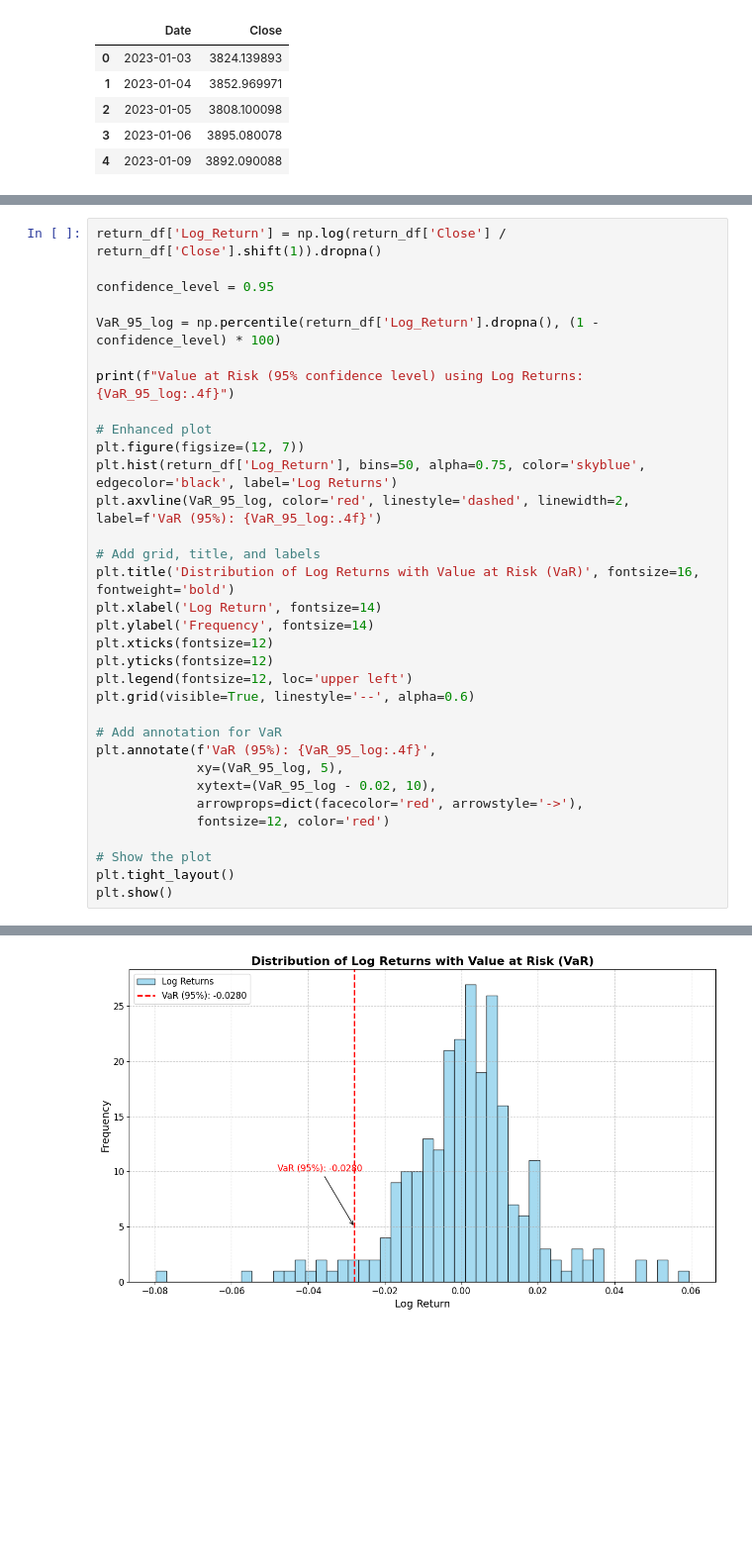
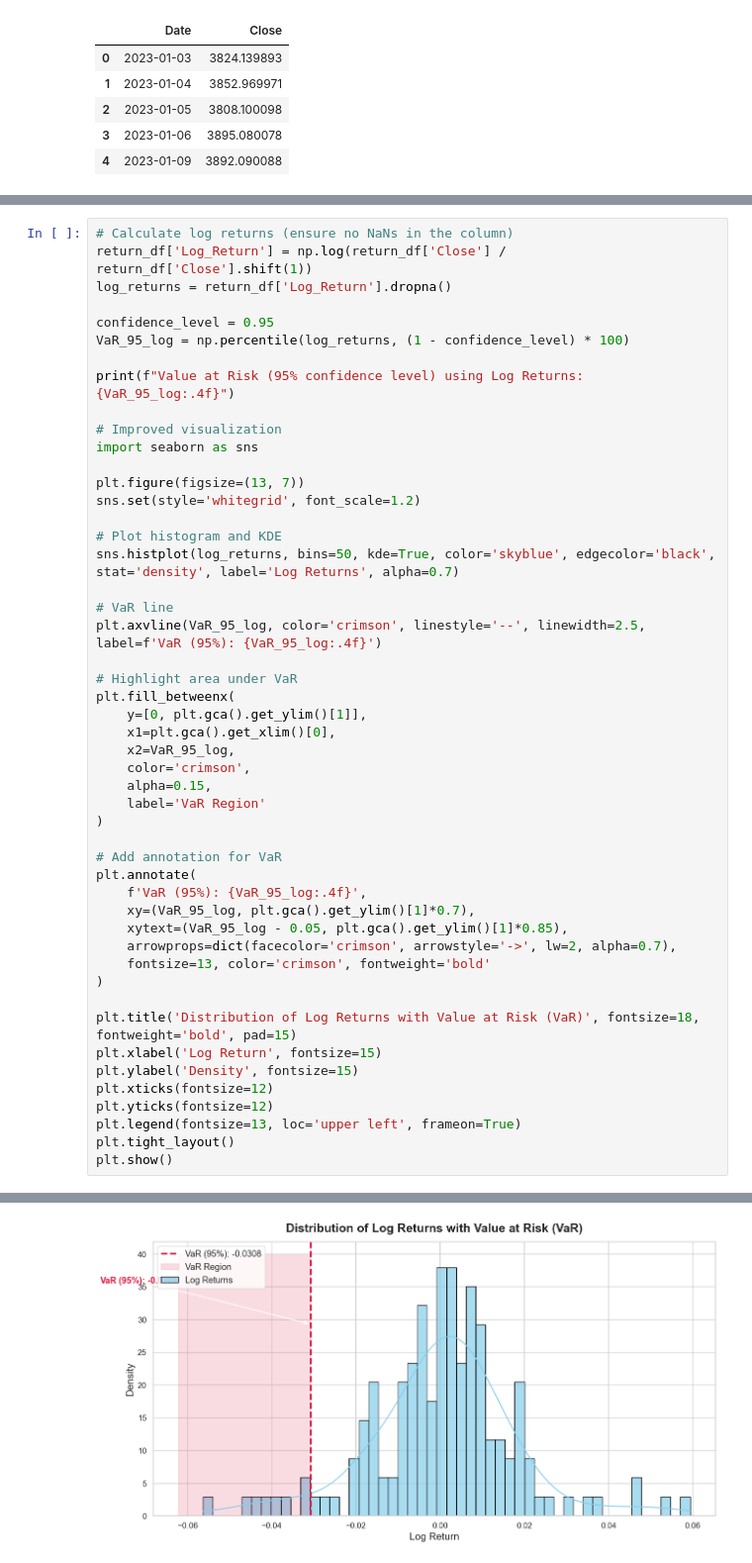
Before and after one commit to a4kulshr/quantaco, a Jupyter notebook: variance test.ipynb, the cells around one changed output, grey strips where cells are left out. Shown at 99% size. Cells and saved outputs as stored; diff of their text form; blank space fills up the shorter version.

```diff
--- a/variance test.ipynb
+++ b/variance test.ipynb
@@ -162,34 +164,50 @@ KeyError: 'Log_Return'
 # %%
-return_df['Log_Return'] = np.log(return_df['Close'] / return_df['Close'].shift(1)).dropna()
+# Calculate log returns (ensure no NaNs in the column)
+return_df['Log_Return'] = np.log(return_df['Close'] / return_df['Close'].shift(1))
+log_returns = return_df['Log_Return'].dropna()
 
 confidence_level = 0.95
-
-VaR_95_log = np.percentile(return_df['Log_Return'].dropna(), (1 - confidence_level) * 100)
+VaR_95_log = np.percentile(log_returns, (1 - confidence_level) * 100)
 
 print(f"Value at Risk (95% confidence level) using Log Returns: {VaR_95_log:.4f}")
 
-# Enhanced plot
-plt.figure(figsize=(12, 7))
-plt.hist(return_df['Log_Return'], bins=50, alpha=0.75, color='skyblue', edgecolor='black', label='Log Returns')
-plt.axvline(VaR_95_log, color='red', linestyle='dashed', linewidth=2, label=f'VaR (95%): {VaR_95_log:.4f}')
+# Improved visualization
+import seaborn as sns
 
-# Add grid, title, and labels
-plt.title('Distribution of Log Returns with Value at Risk (VaR)', fontsize=16, fontweight='bold')
-plt.xlabel('Log Return', fontsize=14)
-plt.ylabel('Frequency', fontsize=14)
+plt.figure(figsize=(13, 7))
+sns.set(style='whitegrid', font_scale=1.2)
+
+# Plot histogram and KDE
+sns.histplot(log_returns, bins=50, kde=True, color='skyblue', edgecolor='black', stat='density', label='Log Returns', alpha=0.7)
+
+# VaR line
+plt.axvline(VaR_95_log, color='crimson', linestyle='--', linewidth=2.5, label=f'VaR (95%): {VaR_95_log:.4f}')
+
+# Highlight area under VaR
+plt.fill_betweenx(
+    y=[0, plt.gca().get_ylim()[1]],
+    x1=plt.gca().get_xlim()[0],
+    x2=VaR_95_log,
+    color='crimson',
+    alpha=0.15,
+    label='VaR Region'
+)
+
+# Add annotation for VaR
+plt.annotate(
+    f'VaR (95%): {VaR_95_log:.4f}',
+    xy=(VaR_95_log, plt.gca().get_ylim()[1]*0.7),
+    xytext=(VaR_95_log - 0.05, plt.gca().get_ylim()[1]*0.85),
+    arrowprops=dict(facecolor='crimson', arrowstyle='->', lw=2, alpha=0.7),
+    fontsize=13, color='crimson', fontweight='bold'
+)
+
+plt.title('Distribution of Log Returns with Value at Risk (VaR)', fontsize=18, fontweight='bold', pad=15)
+plt.xlabel('Log Return', fontsize=15)
+plt.ylabel('Density', fontsize=15)
 plt.xticks(fontsize=12)
 plt.yticks(fontsize=12)
-plt.legend(fontsize=12, loc='upper left')
-plt.grid(visible=True, linestyle='--', alpha=0.6)
-
-# Add annotation for VaR
-plt.annotate(f'VaR (95%): {VaR_95_log:.4f}',
-             xy=(VaR_95_log, 5),
-             xytext=(VaR_95_log - 0.02, 10),
-             arrowprops=dict(facecolor='red', arrowstyle='->'),
-             fontsize=12, color='red')
-
-# Show the plot
+plt.legend(fontsize=13, loc='upper left', frameon=True)
 plt.tight_layout()
 plt.show()
 # %% [output]
@@ -197,4 +215,4 @@ Value at Risk (95% confidence level) using Log Returns: -0.0280
-[figure, old version]
+[figure, new version]
 # %%
 # get expected return percentage and probability of return assigning a holding period
 def expected_return(returns, holding_period=60):
```
Also changed, not shown: parts of 9 cells of this notebook, 3 other files.
